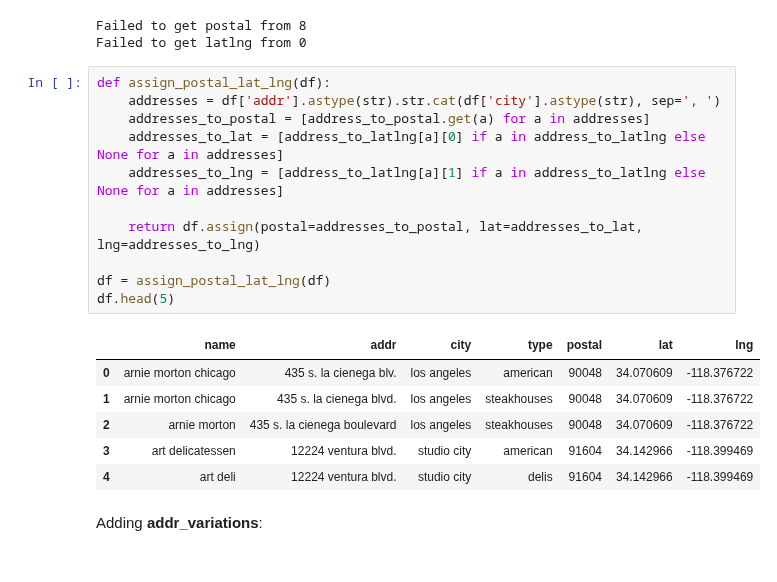
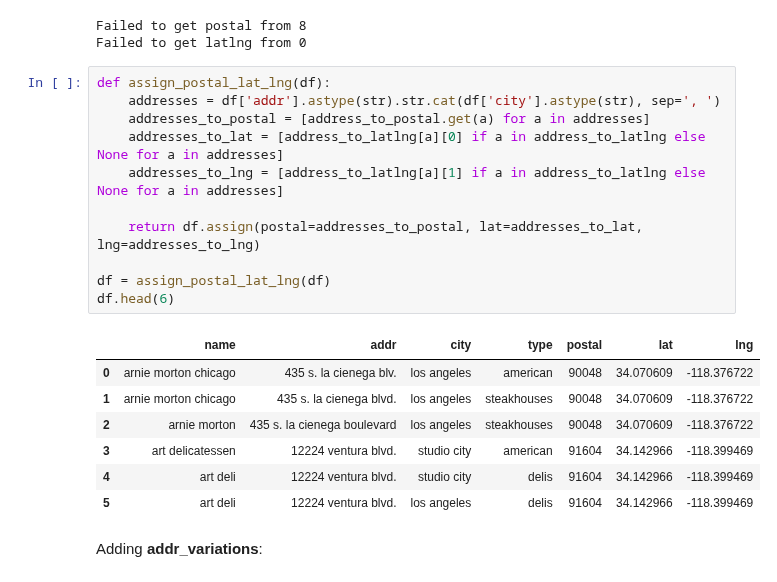
Before and after one commit to vintasoftware/deduplication-slides, a Jupyter notebook: slides.ipynb, the cells around one changed output. Cells and saved outputs as stored; diff of their text form.

```diff
--- a/slides.ipynb
+++ b/slides.ipynb
@@ -603,21 +604,22 @@ Failed to get latlng from 0
 # %%
 def assign_postal_lat_lng(df):
     addresses = df['addr'].astype(str).str.cat(df['city'].astype(str), sep=', ')
     addresses_to_postal = [address_to_postal.get(a) for a in addresses]
     addresses_to_lat = [address_to_latlng[a][0] if a in address_to_latlng else None for a in addresses]
     addresses_to_lng = [address_to_latlng[a][1] if a in address_to_latlng else None for a in addresses]
 
     return df.assign(postal=addresses_to_postal, lat=addresses_to_lat, lng=addresses_to_lng)
 
 df = assign_postal_lat_lng(df)
-df.head(5)
+df.head(6)
 # %% [output]
 |  | name | addr | city | type | postal | lat | lng |
 | 0 | arnie morton chicago | 435 s. la cienega blv. | los angeles | american | 90048 | 34.070609 | -118.376722 |
 | 1 | arnie morton chicago | 435 s. la cienega blvd. | los angeles | steakhouses | 90048 | 34.070609 | -118.376722 |
 | 2 | arnie morton | 435 s. la cienega boulevard | los angeles | steakhouses | 90048 | 34.070609 | -118.376722 |
 | 3 | art delicatessen | 12224 ventura blvd. | studio city | american | 91604 | 34.142966 | -118.399469 |
 | 4 | art deli | 12224 ventura blvd. | studio city | delis | 91604 | 34.142966 | -118.399469 |
+| 5 | art deli | 12224 ventura blvd. | los angeles | delis | 91604 | 34.142966 | -118.399469 |
 # %% [markdown]
 Adding **addr_variations**:
 # %%
```
Also changed, not shown: parts of 13 cells of this notebook.
